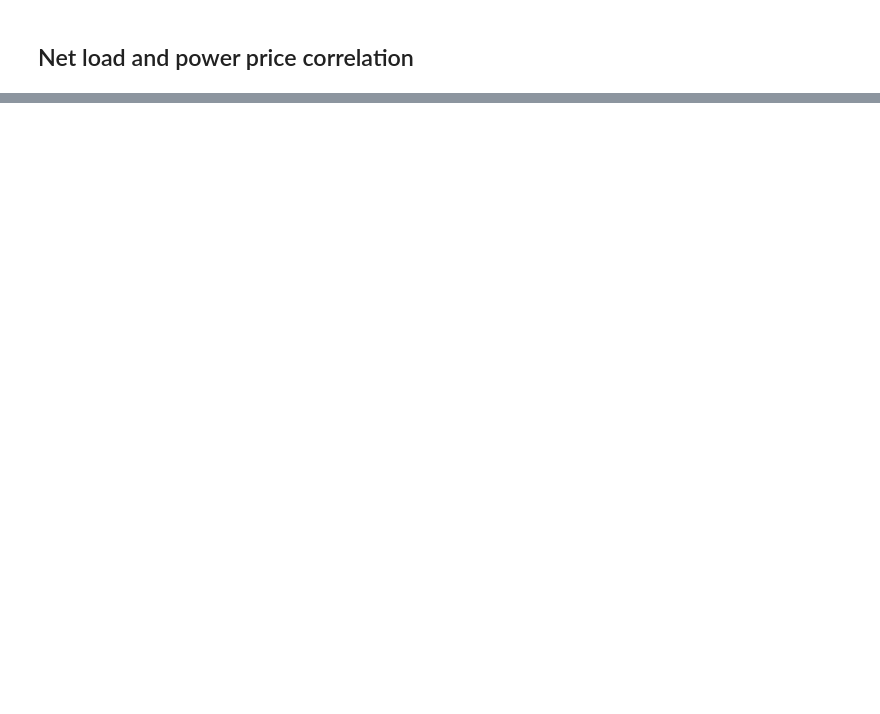
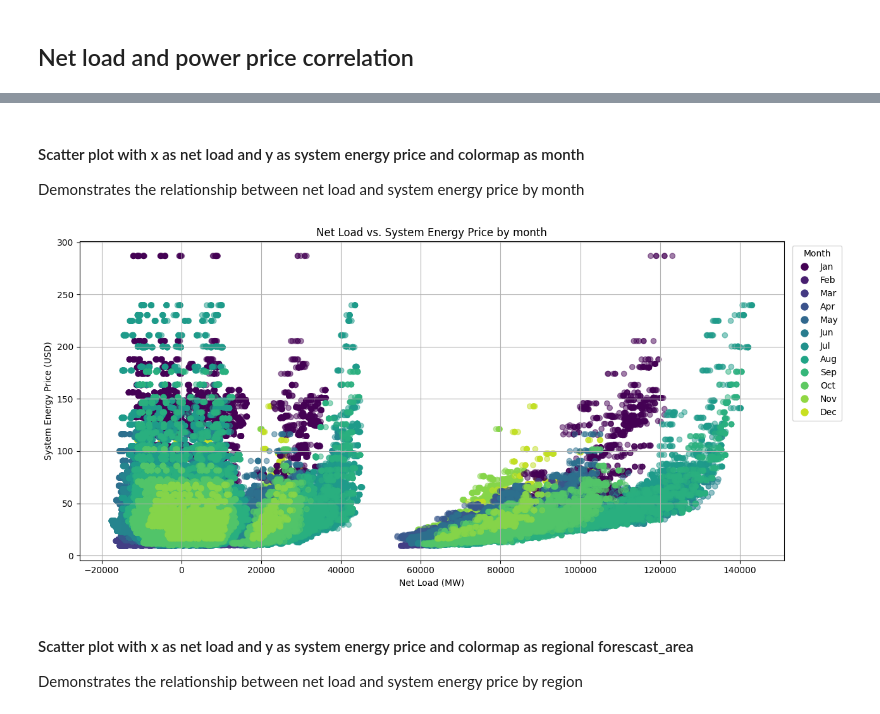
Before and after one commit to AdeebK1129/CFT_NME_Energy_Analysis, a Jupyter notebook: energy.ipynb, the cells around one changed output, grey strips where cells are left out. Drawn from its saved outputs; the diff is of its cells as text; code cells hidden in the pictures; blank space fills up the shorter version.

Commit message:
net load power price correlation progress,

```diff
--- a/energy.ipynb
+++ b/energy.ipynb
@@ -238,0 +328,6 @@ plt.savefig('plots/cyclic_plot.png')
+# %%
+# Merge the net load data with the day ahead energy price data based on the datetime
+merged_load_price = pd.merge(df_day_ahead_energy_price, df_net_load_data, left_on='datetime_beginning_ept', right_on='forecast_hour_beginning_ept', how='inner')
+merged_load_price.head()
+
+#merged_load_price.set_index('datetime_beginning_ept', inplace=True)
@@ -238,0 +341,40 @@ plt.savefig('plots/cyclic_plot.png')
+# %%
+merged_load_price['month'] = merged_load_price['datetime_beginning_ept'].dt.month
+merged_load_price['hour'] = merged_load_price['datetime_beginning_ept'].dt.hour
+merged_load_price['day_of_week'] = merged_load_price['datetime_beginning_ept'].dt.dayofweek
+
+def plot_load_vs_price(period='month'):
+
+    c = merged_load_price[period].astype('category').cat.codes
+    cmap = plt.get_cmap('viridis')
+
+    plt.figure(figsize=(12, 6))
+    plt.scatter(merged_load_price[['net_load_mw']], merged_load_price['system_energy_price_da'], c=c, cmap=cmap, alpha=0.5)
+    plt.title(f'Net Load vs. System Energy Price by {period}')
+    plt.xlabel('Net Load (MW)')
+    plt.ylabel('System Energy Price (USD)')
+    plt.grid()
+    plt.tight_layout()
+
+    unique_categories = np.unique(c)
+    handles = [plt.Line2D([0], [0], marker='o', color='w', markerfacecolor=cmap(i / len(unique_categories)), markersize=10) for i in unique_categories]
+    months = {1: 'Jan', 2: 'Feb', 3: 'Mar', 4: 'Apr', 5: 'May', 6: 'Jun', 7: 'Jul', 8: 'Aug', 9: 'Sep', 10: 'Oct', 11: 'Nov', 12: 'Dec'}
+    days = {0: 'Mon', 1: 'Tue', 2: 'Wed', 3: 'Thu', 4: 'Fri', 5: 'Sat', 6: 'Sun'}
+    labels = merged_load_price[period].astype('category').cat.categories
+    labels = labels.map(months if period == 'month' else days) if period in ['month', 'day_of_week'] else labels
+    plt.legend(handles, labels, title=period.capitalize(),bbox_to_anchor=(1.005, 1), loc='upper left')
+
+    plt.savefig(f'{plot_dir}net_load_vs_price_{period}.png')
+    plt.show()
+# %% [markdown]
+#### Scatter plot with x as net load and y as system energy price and colormap as month
+Demonstrates the relationship between net load and system energy price by month
+# %%
+plot_load_vs_price(period='month') # demonstrates relation of month to system price
+#plot_load_vs_price(period='hour') #cluttered graphs, not helpful to analysis
+#plot_load_vs_price(period='day_of_week') #cluttered graphs, not helpful to analysis
+# %% [output]
+[figure, added]
+# %% [markdown]
+#### Scatter plot with x as net load and y as system energy price and colormap as regional forescast_area
+Demonstrates the relationship between net load and system energy price by region
```
Also changed, not shown: parts of 28 cells of this notebook, 8 other files.
